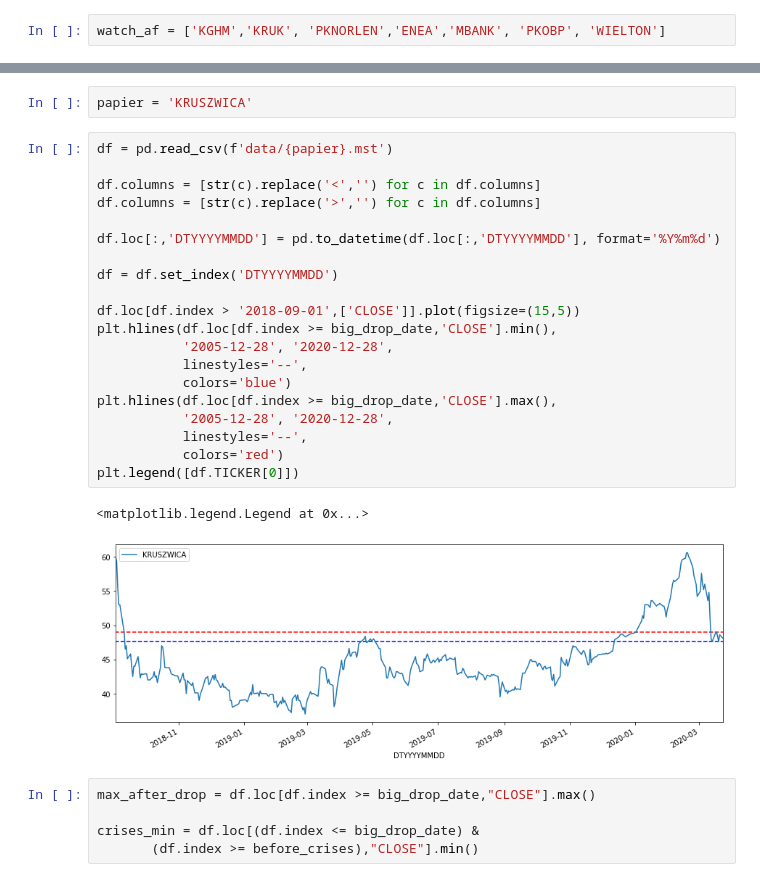
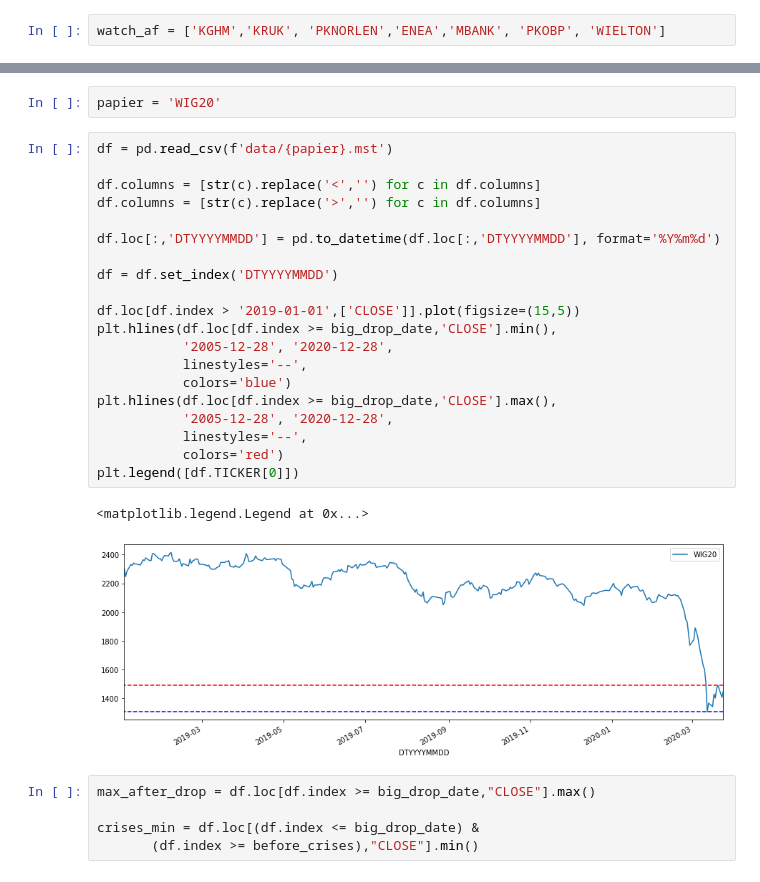
Before and after one commit to showeye/wse_analytics, a Jupyter notebook: bossa.ipynb, the cells around one changed output, grey strips where cells are left out. Cells and saved outputs as stored; diff of their text form.

```diff
--- a/bossa.ipynb
+++ b/bossa.ipynb
@@ -41,28 +59,28 @@ watch_af = ['KGHM','KRUK', 'PKNORLEN','ENEA','MBANK', 'PKOBP', 'WIELTON']
 # %%
-papier = 'KRUSZWICA'
+papier = 'WIG20'
 # %%
 df = pd.read_csv(f'data/{papier}.mst')
 
 df.columns = [str(c).replace('<','') for c in df.columns]
 df.columns = [str(c).replace('>','') for c in df.columns]
 
 df.loc[:,'DTYYYYMMDD'] = pd.to_datetime(df.loc[:,'DTYYYYMMDD'], format='%Y%m%d')
 
 df = df.set_index('DTYYYYMMDD')
 
-df.loc[df.index > '2018-09-01',['CLOSE']].plot(figsize=(15,5))
+df.loc[df.index > '2019-01-01',['CLOSE']].plot(figsize=(15,5))
 plt.hlines(df.loc[df.index >= big_drop_date,'CLOSE'].min(),
            '2005-12-28', '2020-12-28',
            linestyles='--',
            colors='blue')
 plt.hlines(df.loc[df.index >= big_drop_date,'CLOSE'].max(),
            '2005-12-28', '2020-12-28',
            linestyles='--',
            colors='red')
 plt.legend([df.TICKER[0]])
 # %% [output]
 <matplotlib.legend.Legend at 0x...>
-[figure, old version]
+[figure, new version]
 # %%
 max_after_drop = df.loc[df.index >= big_drop_date,"CLOSE"].max()
 
```
Also changed, not shown: parts of 14 cells of this notebook.
